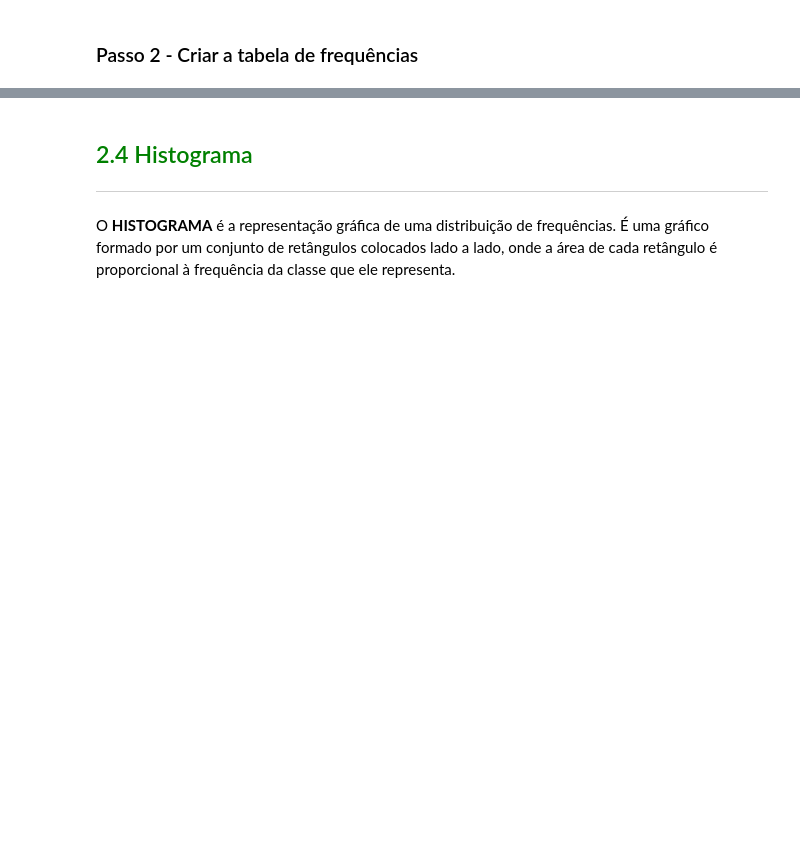
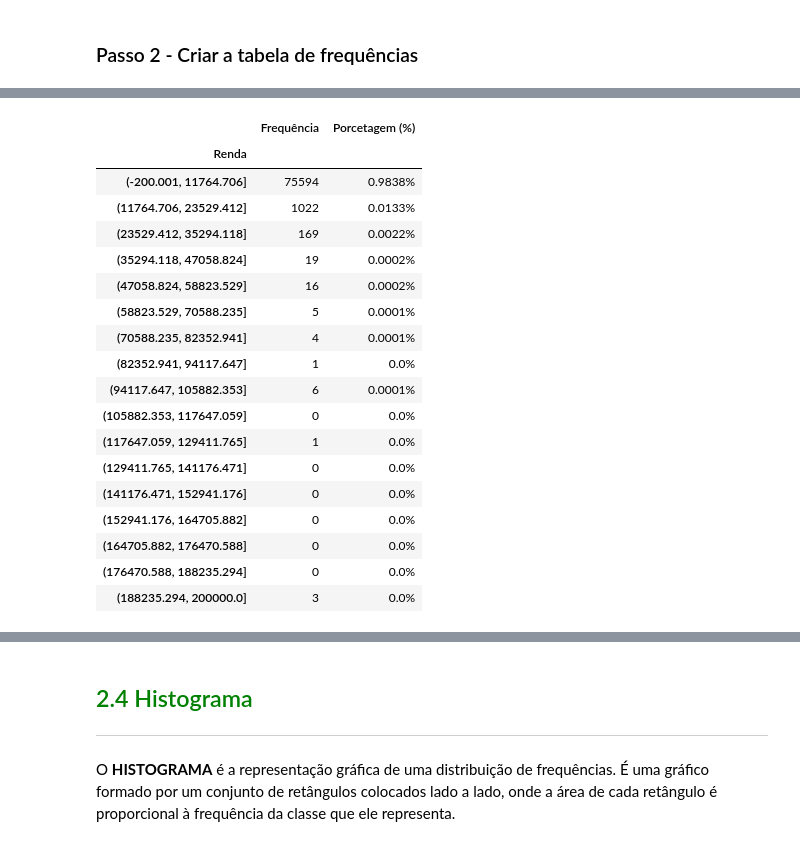
Before and after one commit to RPdatascience819/Curso_basico_estats, a Jupyter notebook: Curso_de_Estatística_Parte_1.ipynb, the cells around one changed output, grey strips where cells are left out. Saved outputs shown, nothing was run; the diff lists cells and outputs as text; code cells hidden in the pictures; blank space fills up the shorter version.

```diff
--- a/Curso_de_Estatística_Parte_1.ipynb
+++ b/Curso_de_Estatística_Parte_1.ipynb
@@ -380,2 +395,6 @@ http://www.numpy.org/
 # %% [markdown]
 ### Passo 2 - Criar a tabela de frequências
+# %%
+frequencia = pd.Series(pd.cut(x = dados.Renda, bins = 17, include_lowest=True)).value_counts(sort = False)
+percentual = pd.Series(pd.cut(x = dados.Renda, bins = 17, include_lowest=True)).value_counts(sort = False, normalize=True).round(4).map(lambda x: f'{x}%')
+percentual
@@ -381,0 +421,26 @@ http://www.numpy.org/
+# %%
+dist_freq_quantitativas_amplitude_fixa = pd.DataFrame(
+    {'Frequência': frequencia, 'Porcetagem (%)': percentual}
+)
+
+dist_freq_quantitativas_amplitude_fixa
+# %% [output]
+|  | Frequência | Porcetagem (%) |
+| Renda |  |  |
+| (-200.001, 11764.706] | 75594 | 0.9838% |
+| (11764.706, 23529.412] | 1022 | 0.0133% |
+| (23529.412, 35294.118] | 169 | 0.0022% |
+| (35294.118, 47058.824] | 19 | 0.0002% |
+| (47058.824, 58823.529] | 16 | 0.0002% |
+| (58823.529, 70588.235] | 5 | 0.0001% |
+| (70588.235, 82352.941] | 4 | 0.0001% |
+| (82352.941, 94117.647] | 1 | 0.0% |
+| (94117.647, 105882.353] | 6 | 0.0001% |
+| (105882.353, 117647.059] | 0 | 0.0% |
+| (117647.059, 129411.765] | 1 | 0.0% |
+| (129411.765, 141176.471] | 0 | 0.0% |
+| (141176.471, 152941.176] | 0 | 0.0% |
+| (152941.176, 164705.882] | 0 | 0.0% |
+| (164705.882, 176470.588] | 0 | 0.0% |
+| (176470.588, 188235.294] | 0 | 0.0% |
+| (188235.294, 200000.0] | 3 | 0.0% |
```
Also changed, not shown: parts of 6 cells of this notebook, 2 other files.
